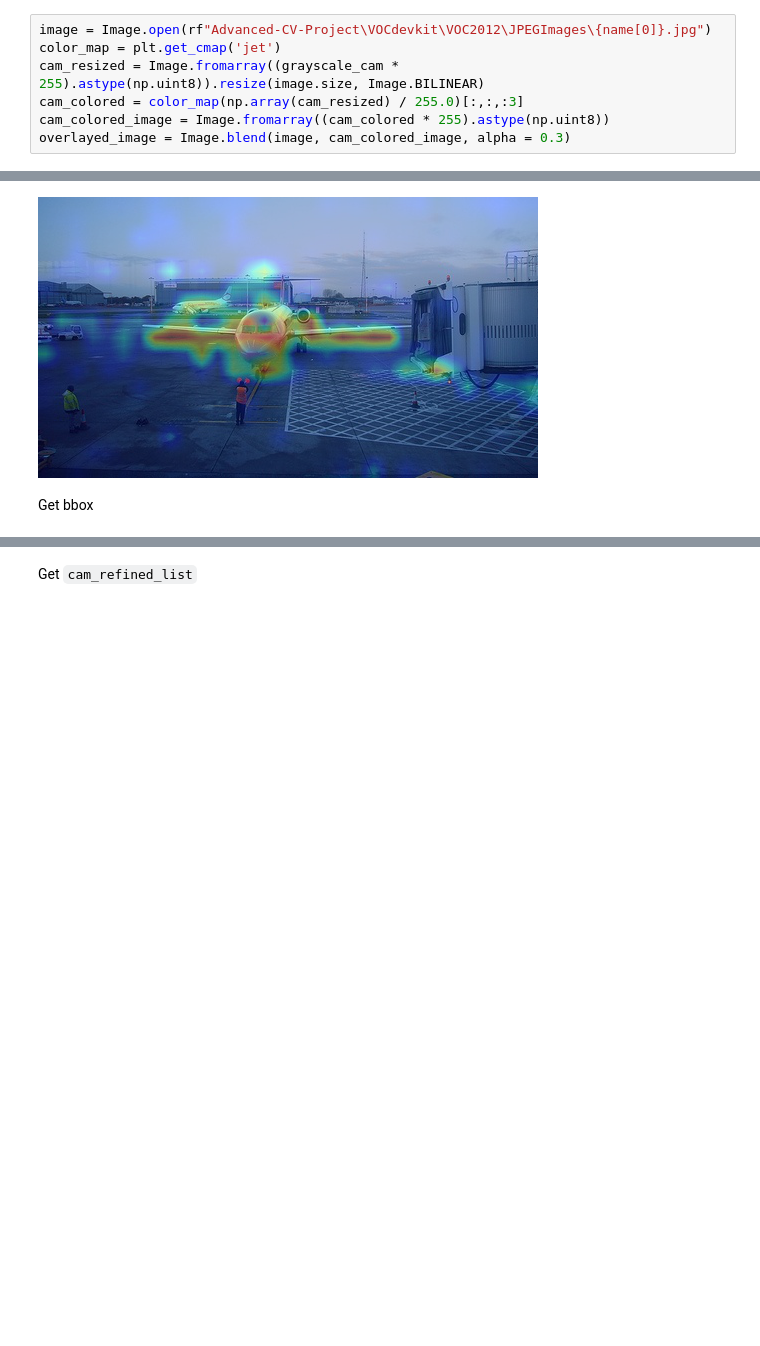
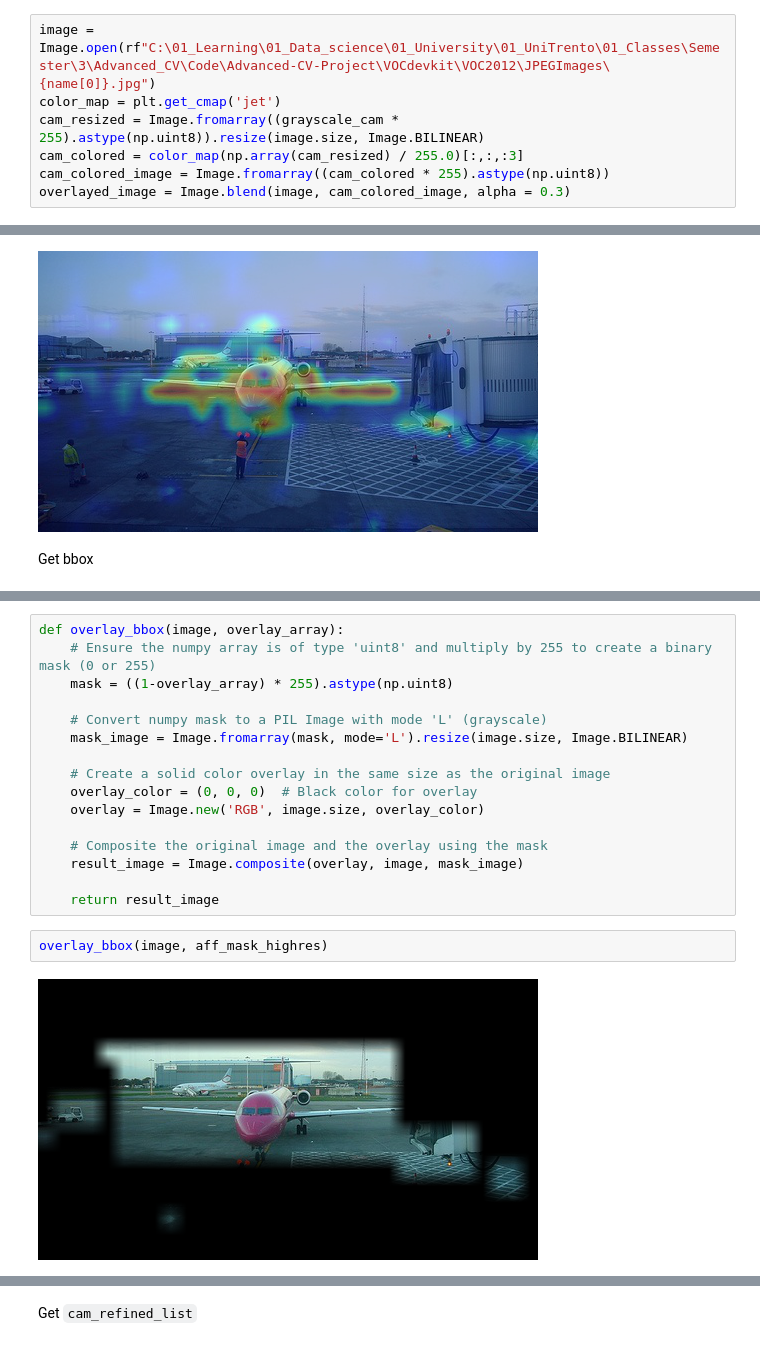
Before and after one commit to giuseppecurci/Advanced-CV-Project, a Jupyter notebook: frozen_clip_explained.ipynb, the cells around one changed output, grey strips where cells are left out. Saved outputs shown, nothing was run; the diff lists cells and outputs as text; blank space fills up the shorter version.

```diff
--- a/frozen_clip_explained.ipynb
+++ b/frozen_clip_explained.ipynb
@@ -748,7 +779,7 @@ ToPILImage()(grayscale_cam_highres)
 # %% [output]
 [figure]
 # %%
-image = Image.open(rf"Advanced-CV-Project\VOCdevkit\VOC2012\JPEGImages\{name[0]}.jpg")
+image = Image.open(rf"C:\01_Learning\01_Data_science\01_University\01_UniTrento\01_Classes\Semester\3\Advanced_CV\Code\Advanced-CV-Project\VOCdevkit\VOC2012\JPEGImages\{name[0]}.jpg")
 color_map = plt.get_cmap('jet')
 cam_resized = Image.fromarray((grayscale_cam * 255).astype(np.uint8)).resize(image.size, Image.BILINEAR)
 cam_colored = color_map(np.array(cam_resized) / 255.0)[:,:,:3]
@@ -775,0 +844,20 @@ ToPILImage()(aff_mask_highres)
+# %%
+def overlay_bbox(image, overlay_array):
+    # Ensure the numpy array is of type 'uint8' and multiply by 255 to create a binary mask (0 or 255)
+    mask = ((1-overlay_array) * 255).astype(np.uint8)
+
+    # Convert numpy mask to a PIL Image with mode 'L' (grayscale)
+    mask_image = Image.fromarray(mask, mode='L').resize(image.size, Image.BILINEAR)
+
+    # Create a solid color overlay in the same size as the original image
+    overlay_color = (0, 0, 0)  # Black color for overlay
+    overlay = Image.new('RGB', image.size, overlay_color)
+
+    # Composite the original image and the overlay using the mask
+    result_image = Image.composite(overlay, image, mask_image)
+
+    return result_image
+# %%
+overlay_bbox(image, aff_mask_highres)
+# %% [output]
+[figure, added]
```
Also changed, not shown: parts of 10 cells of this notebook, 50 other files.
